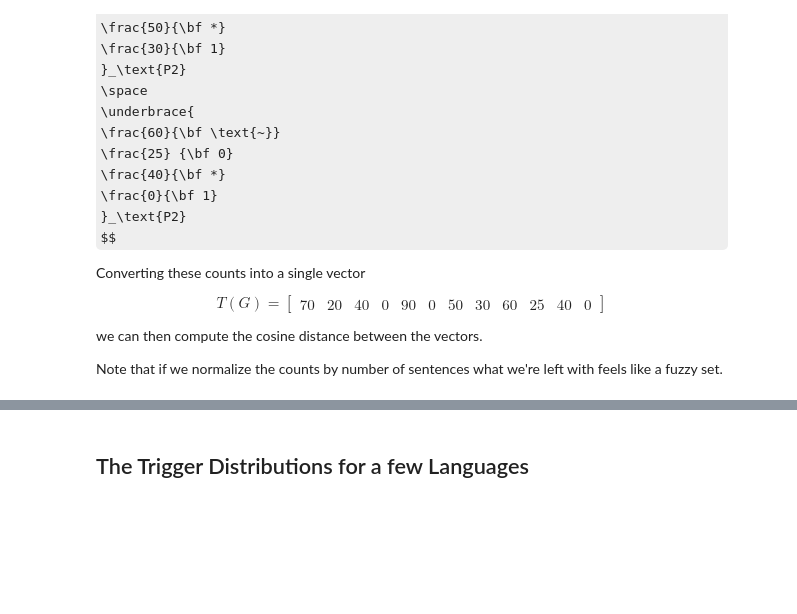
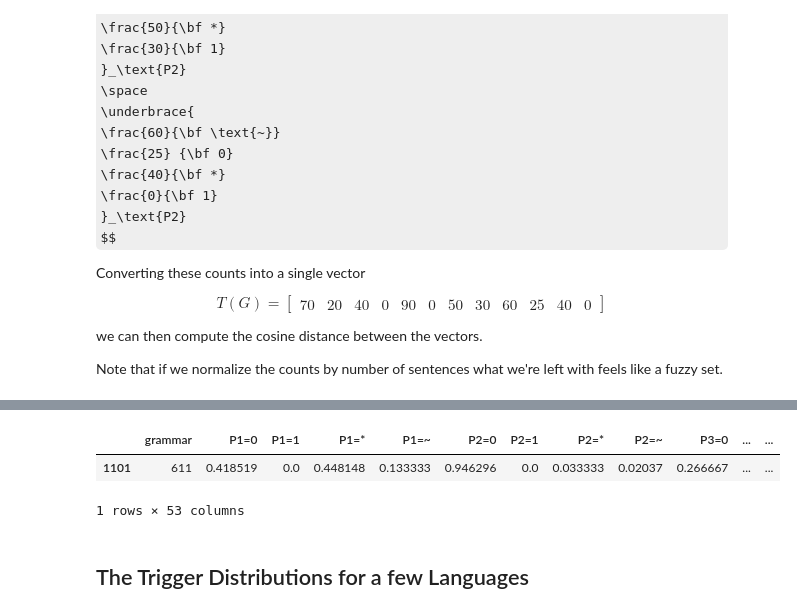
Before and after one commit to pfeyz/colag-irrel-and-ambig, a Jupyter notebook: notebooks/Difference Measures.ipynb, the cells around one changed output, grey strips where cells are left out. Cells and saved outputs as stored; diff of their text form; code cells hidden in the pictures; some formulas as TeX source; blank space fills up the shorter version.

```diff
--- a/notebooks/Difference Measures.ipynb
+++ b/notebooks/Difference Measures.ipynb
@@ -170,6 +162,12 @@ irrel_df = (
     .div(irrel_vectors.apply(compute_sums, axis=1), axis=0)
     .assign(grammar=irrel_vectors.grammar)
 )
+# %%
+irrel_df[irrel_df.grammar.eq(611)]
+# %% [output]
+|  | grammar | P1=0 | P1=1 | P1=* | P1=~ | P2=0 | P2=1 | P2=* | P2=~ | P3=0 | ... | ... |
+| 1101 | 611 | 0.418519 | 0.0 | 0.448148 | 0.133333 | 0.946296 | 0.0 | 0.033333 | 0.02037 | 0.266667 | ... | ... |
+1 rows × 53 columns
 # %% [markdown]
 ## The Trigger Distributions for a few Languages
 # %%
```
Also changed, not shown: parts of 5 cells of this notebook.
